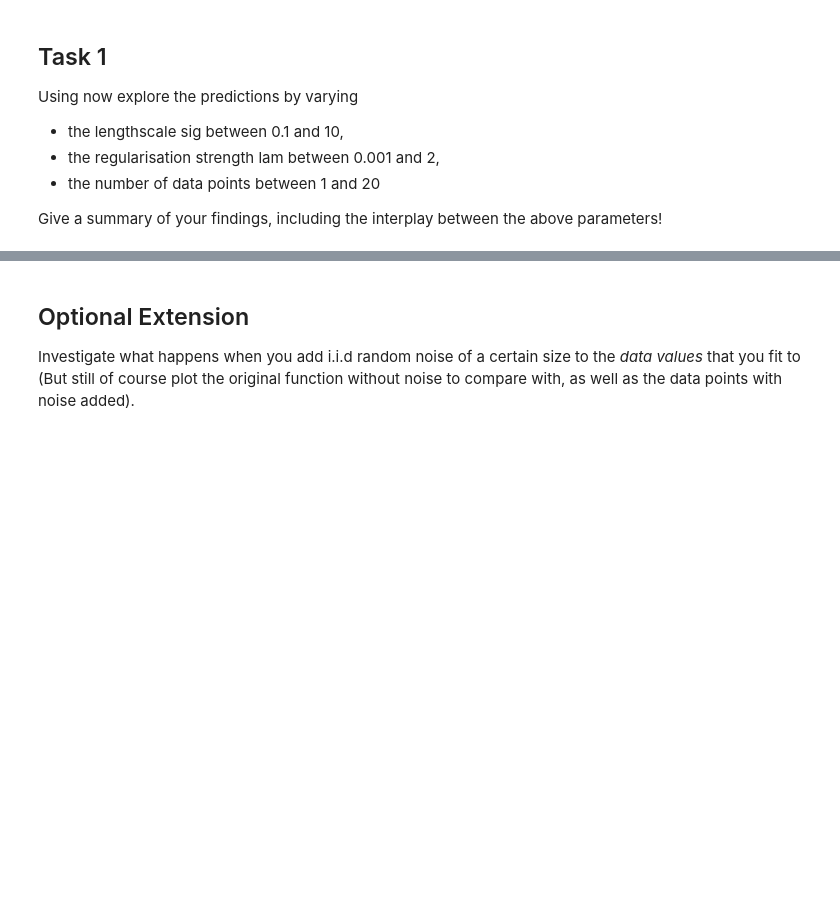
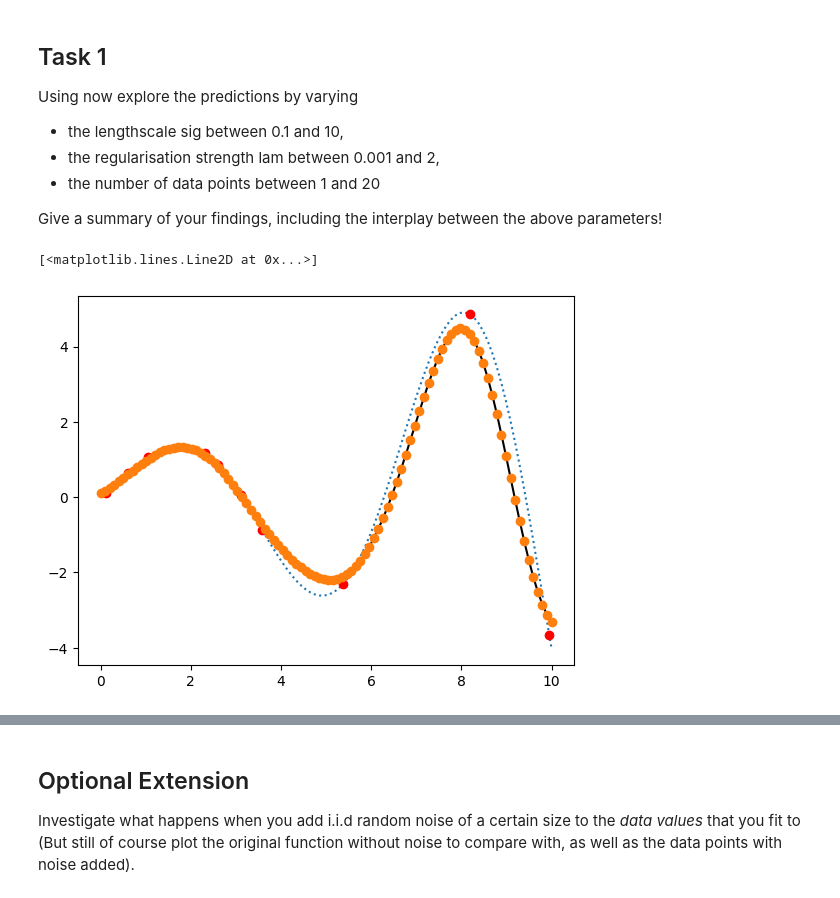
Before and after one commit to macaswalker/MatsAndMols_projects, a Jupyter notebook: _Project 3_ solubility.ipynb, the cells around one changed output, grey strips where cells are left out. Saved outputs shown, nothing was run; the diff lists cells and outputs as text; code cells hidden in the pictures; blank space fills up the shorter version.

```diff
--- a/_Project 3_ solubility.ipynb
+++ b/_Project 3_ solubility.ipynb
@@ -78,3 +98,38 @@ Using now explore the predictions by varying
 - the number of data points between 1 and 20
 
 Give a summary of your findings, including the interplay between the above parameters!
+# %%
+def kernel_params(x1,x2,sig):
+    return np.exp(-(x1-x2)**2/(2*sig**2))
+
+
+def kernel_regression(xx, x, sig, lam, func):
+
+    n = len(x)
+    K = np.zeros((n,n))
+
+    for i in range(n):
+        for j in range(n):
+            K[i, j] = kernel_params(x[i], x[j], sig)
+
+    y = np.zeros(n)
+
+    for i in range(n):
+        y[i] = func(x[i])
+
+    c = np.linalg.solve(K + lam * np.eye(n), y)
+
+    y_pred = np.zeros_like(xx)
+
+    for i in range(len(xx)):
+        y_pred[i] = sum(c_reg[j] * kernel(xx[i], x[j]) for j in range(n))
+
+    return y_pred
+# %%
+plot(xx, yy, ':')
+plot(x, y, 'ro')
+plot(xx, y_pred, 'k')
+plot(xx, kernel_regression(xx, x, sig, lam, f), 'o')
+# %% [output]
+[<matplotlib.lines.Line2D at 0x...>]
+[figure, added]
```
Also changed, not shown: parts of 6 cells of this notebook.
